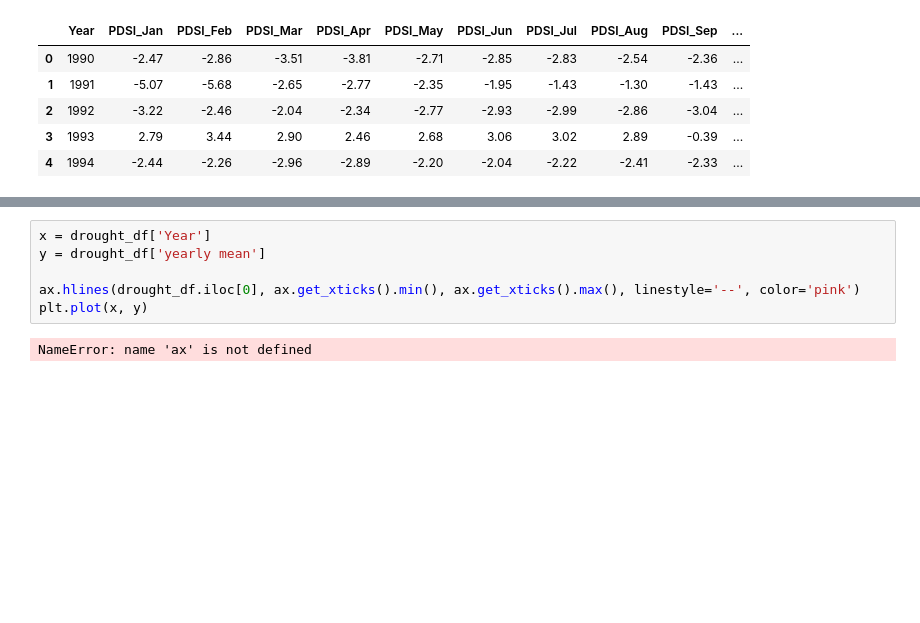
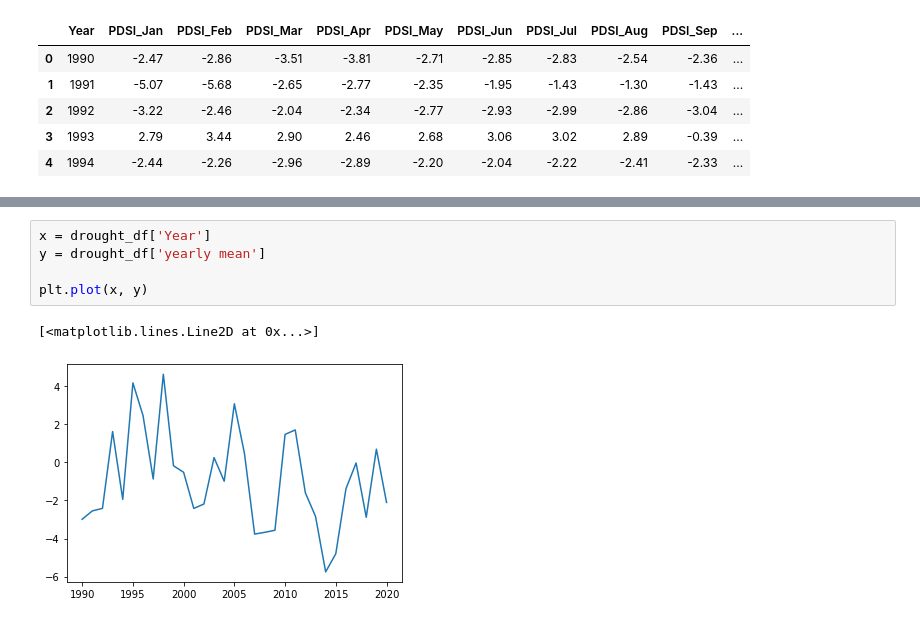
Before and after one commit to roborgain1/California-Wildfires-and-Climate-Change, a Jupyter notebook: EL_tempdata.ipynb, the cells around one changed output, grey strips where cells are left out. Drawn from its saved outputs; the diff is of its cells as text; blank space fills up the shorter version.

```diff
--- a/EL_tempdata.ipynb
+++ b/EL_tempdata.ipynb
@@ -207,8 +193,8 @@ The correlation between PDSI and the Average Annual Temperature is -0.48
 # %%
 x = drought_df['Year']
 y = drought_df['yearly mean']
 
-ax.hlines(drought_df.iloc[0], ax.get_xticks().min(), ax.get_xticks().max(), linestyle='--', color='pink')
 plt.plot(x, y)
 # %% [output]
-NameError: name 'ax' is not defined
+[<matplotlib.lines.Line2D at 0x...>]
+[figure, added]
```
Also changed, not shown: parts of 20 cells of this notebook, 3 other files.
